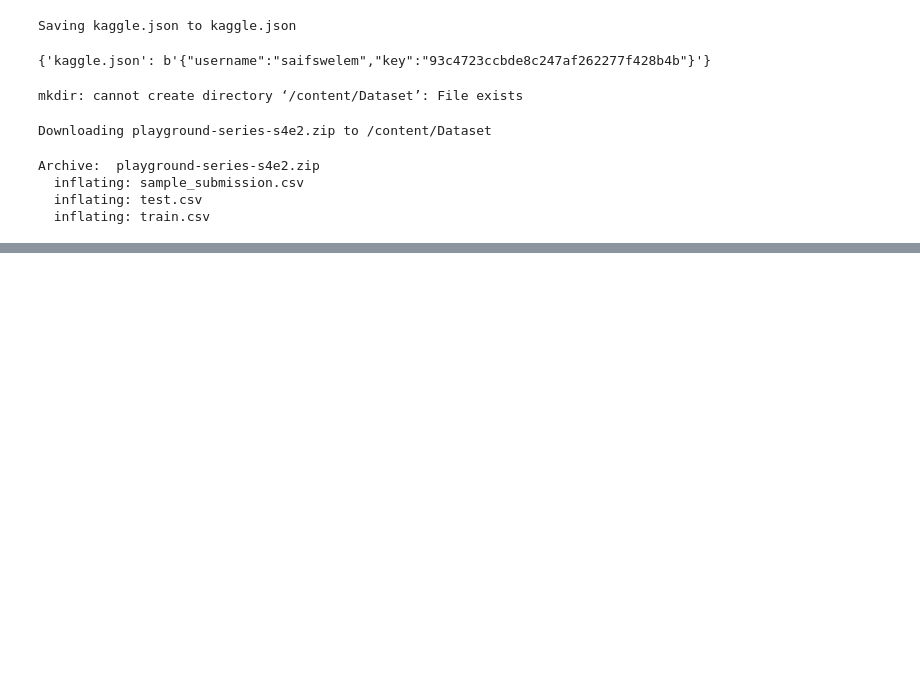
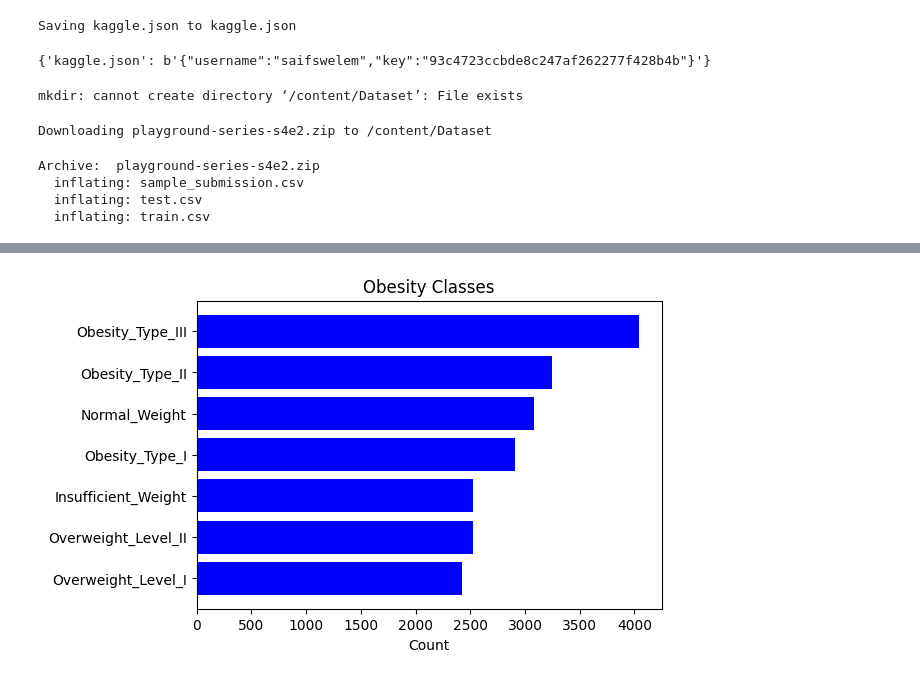
Before and after one commit to Swelem/obesity_risk, a Jupyter notebook: lastproject.ipynb, the cells around one changed output, grey strips where cells are left out. Drawn from its saved outputs; the diff is of its cells as text; code cells hidden in the pictures; blank space fills up the shorter version.

Commit message:
Added data exploration and visualization

```diff
--- a/lastproject.ipynb
+++ b/lastproject.ipynb
@@ -49,3 +49,8 @@ Archive:  playground-series-s4e2.zip
   inflating: sample_submission.csv
   inflating: test.csv
   inflating: train.csv
+# %%
+given_test_data = pd.read_csv('/content/Dataset/test.csv')
+
+
+given_train_data = pd.read_csv('/content/Dataset/train.csv')
@@ -51,0 +81,4 @@ Archive:  playground-series-s4e2.zip
+# %%
+print(given_train_data["NObeyesdad"].unique())
+class_counts = given_train_data["NObeyesdad"].value_counts()
+class_counts
@@ -51,0 +98,11 @@ Archive:  playground-series-s4e2.zip
+# %%
+import matplotlib.pyplot as plt
+
+plt.figure(figsize=(6,4))
+plt.barh(class_counts.index, class_counts.values, color="blue")
+plt.xlabel("Count")
+plt.title("Obesity Classes")
+plt.gca().invert_yaxis() ## Invert the y-axis to show the highest frequency class at the top
+plt.show()
+# %% [output]
+[figure, added]
```
Also changed, not shown: parts of 4 cells of this notebook.
